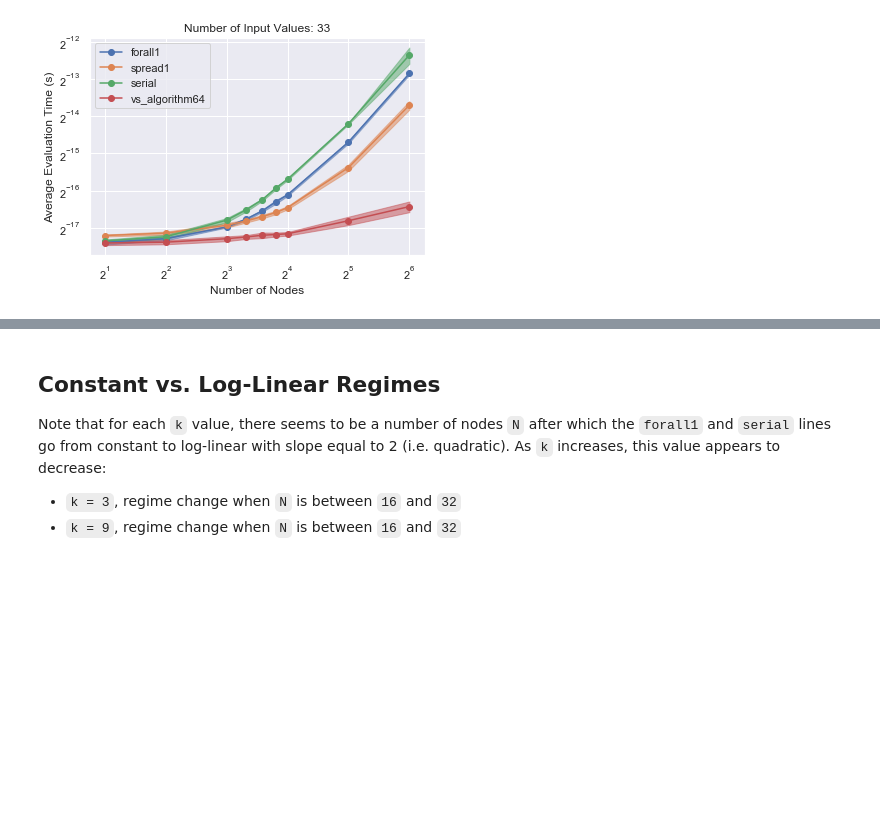
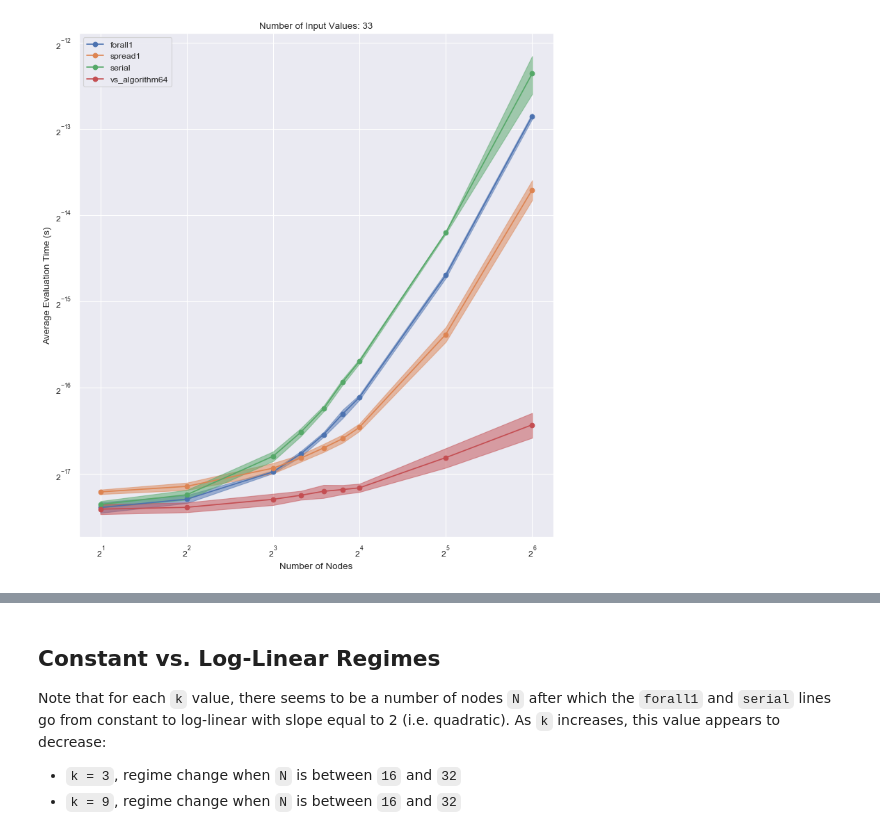
Before and after one commit to dhermes/de-casteljau-bakeoff, a Jupyter notebook: across-num-nodes.ipynb, the cells around one changed output, grey strips where cells are left out. Drawn from its saved outputs; the diff is of its cells as text; code cells hidden in the pictures; blank space fills up the shorter version.

```diff
--- a/across-num-nodes.ipynb
+++ b/across-num-nodes.ipynb
@@ -31,9 +31,9 @@ nb_helpers.plot_data(
 # %%
 num_nodes_list = (2, 4, 8, 10, 12, 14, 16, 32, 64)
-nb_helpers.plot_data(
+nb_helpers.plot_data_nodes(
     get_ipython, results_cache, functions, num_nodes_list, 33, seed
 )
 # %% [output]
-[figure, old version]
+[figure, new version]
 # %%
 num_nodes_list = (2, 4, 6, 8, 12, 16, 32, 64)
```
Also changed, not shown: parts of 4 cells of this notebook, 2 other files.
